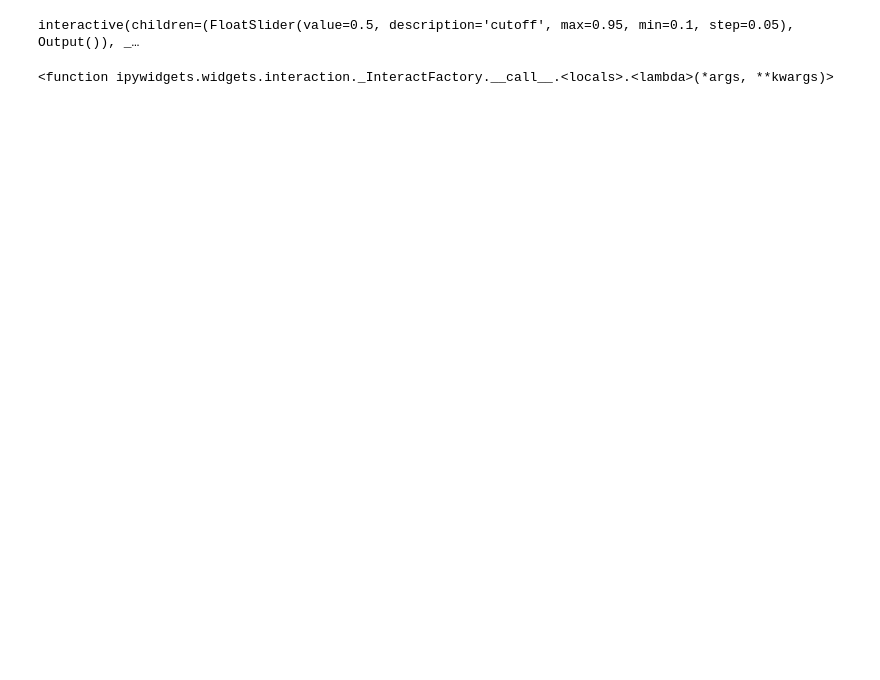
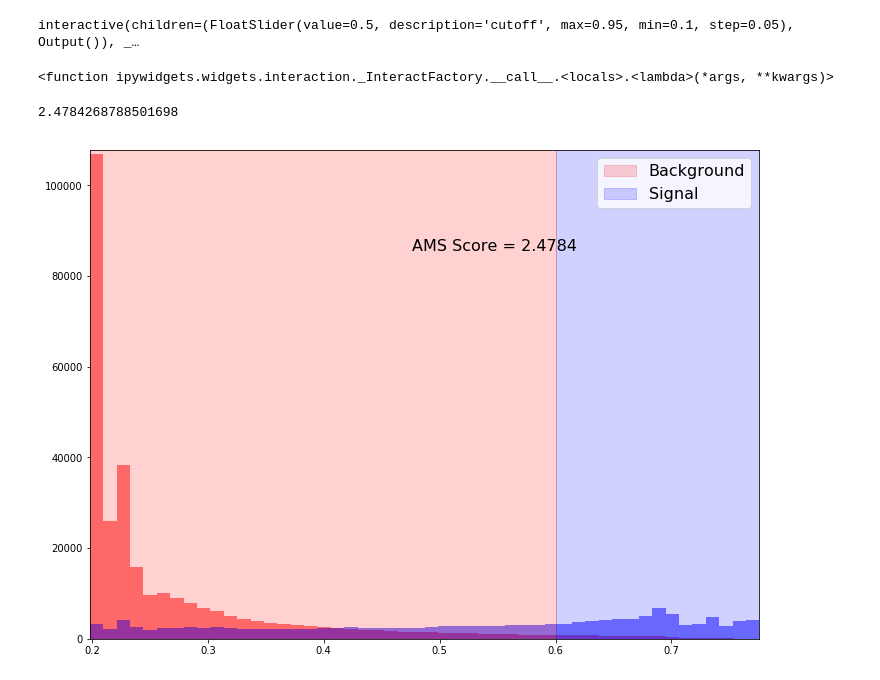
Before and after one commit to jvce92/Higgs-Boson-McGill-Phys-Hack-2018, a Jupyter notebook: presentation.ipynb, the cells around one changed output. Drawn from its saved outputs; the diff is of its cells as text; code cells hidden in the pictures; blank space fills up the shorter version.

Commit message:
test data score

```diff
--- a/presentation.ipynb
+++ b/presentation.ipynb
@@ -129,6 +129,16 @@ interact(model.plot_histogram, cutoff=(0.1,0.95,0.05),
 # %% [output]
 interactive(children=(FloatSlider(value=0.5, description='cutoff', max=0.95, min=0.1, step=0.05), Output()), _…
 <function ipywidgets.widgets.interaction._InteractFactory.__call__.<locals>.<lambda>(*args, **kwargs)>
+# %%
+cutoff = 0.6
+y_pred = model.predict(X_test)
+model.score(W_test, y_pred, y_test, cutoff)
+# %% [output]
+2.4784268788501698
+# %%
+model.plot_histogram(W_test, X_test, y_test, cutoff)
+# %% [output]
+[figure, added]
 # %%
 model.plot_importance()
 # %% [output]
```
Also changed, not shown: parts of 7 cells of this notebook.
